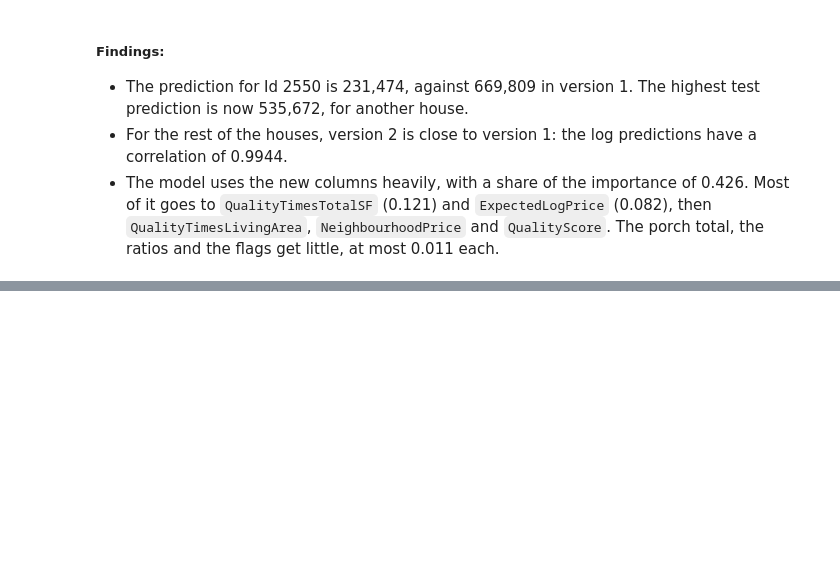
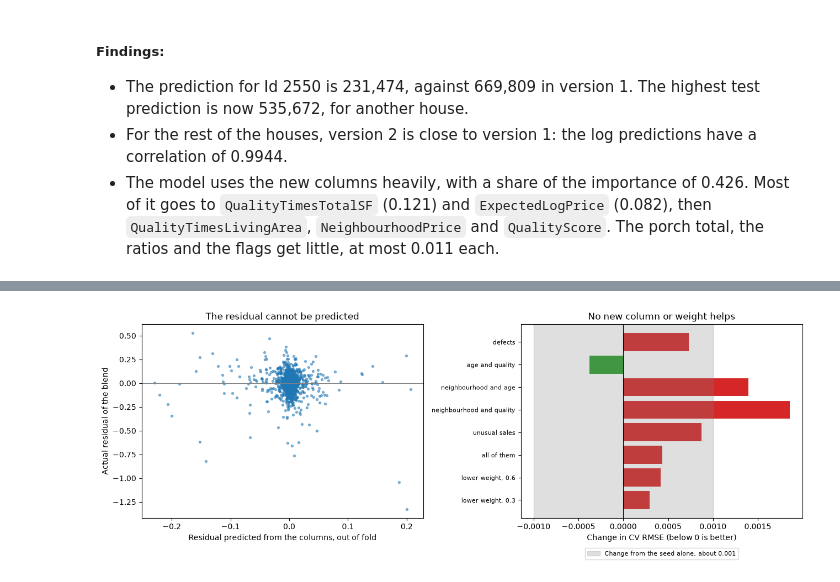
Before and after one commit to aramosw/house-prices, a Jupyter notebook: notebooks/Boosting.ipynb, the cells around one changed output, grey strips where cells are left out. Drawn from its saved outputs; the diff is of its cells as text; code cells hidden in the pictures; blank space fills up the shorter version.

```diff
--- a/notebooks/Boosting.ipynb
+++ b/notebooks/Boosting.ipynb
@@ -480,0 +674,84 @@ Saved: ../submissions/catboost_v02.csv
+# %%
+from sklearn.ensemble import GradientBoostingRegressor
+from sklearn.model_selection import cross_val_predict
+
+from src.engineering import group_mean
+
+# Can the signed residual be predicted from the columns? R-squared out of fold, with a second split of the houses.
+_, _, all_features, _ = make_features_v2(train, test, True)
+X_all = all_features.loc[oof.index].to_numpy(dtype=float)
+predicted_errors = {}
+for name in ["Blend", "CatBoost"]:
+    target = oof[f"{name}_error"]
+    predicted_errors[name] = cross_val_predict(GradientBoostingRegressor(n_estimators=200, learning_rate=0.03, max_depth=2, subsample=0.7, random_state=0), X_all, target.to_numpy(), cv=KFold(5, shuffle=True, random_state=7))
+    print(f"{name} residual: R-squared of predicting it {1 - ((target - predicted_errors[name]) ** 2).sum() / ((target - target.mean()) ** 2).sum():.4f}")
+size = np.log(oof["Blend_error"].abs() + 0.01)
+predicted_size = cross_val_predict(GradientBoostingRegressor(n_estimators=200, learning_rate=0.03, max_depth=2, subsample=0.7, random_state=0), X_all, size.to_numpy(), cv=KFold(5, shuffle=True, random_state=7))
+print(f"Size of the blend's error (log of its absolute value): R-squared of predicting it {1 - ((size - predicted_size) ** 2).sum() / ((size - size.mean()) ** 2).sum():.3f}")
+
+
+def defect_count(df):
+    tests = [df["CentralAir"] == "N", df["Electrical"].isin(["FuseF", "FuseP", "Mix", "FuseA"]), df["HeatingQC"].isin(["Fa", "Po"]), df["Heating"] != "GasA", df["ExterCond"].isin(["Fa", "Po"]), df["BsmtCond"].isin(["Fa", "Po"]),
+             df["KitchenQual"].isin(["Fa", "Po"]), df["GarageQual"].isin(["Fa", "Po"]) | df["GarageCond"].isin(["Fa", "Po"]), df["PavedDrive"] == "N", df["Functional"] != "Typ", df["Foundation"].isin(["BrkTil", "Slab", "Stone", "Wood"]), df["RoofMatl"] != "CompShg"]
+    return pd.concat(tests, axis=1).sum(axis=1).to_numpy()
+
+
+def add_candidates(features, df_clean, fit_clean, fit_features, groups, out_of_fold):
+    features = features.copy()
+    log_price = np.log(fit_clean["SalePrice"])
+    if "defects" in groups:
+        features["DefectCount"] = defect_count(df_clean)
+        features["DefectsTimesAge"] = features["DefectCount"] * features["HouseAge"]
+    if "age and quality" in groups:
+        features["AgeTimesQuality"], features["AgeTimesCondition"] = features["HouseAge"] * features["OverallQual"], features["HouseAge"] * features["OverallCond"]
+        features["QualityMinusCondition"], features["SizeTimesAge"] = features["OverallQual"] - features["OverallCond"], features["TotalSF"] * features["HouseAge"]
+    if "neighbourhood and age" in groups:
+        features["NeighbourhoodAgePrice"] = group_mean(fit_clean["Neighborhood"] + "_" + (fit_features["HouseAge"] // 25).astype(int).astype(str), log_price, df_clean["Neighborhood"] + "_" + (features["HouseAge"] // 25).astype(int).astype(str), out_of_fold)
+    if "neighbourhood and quality" in groups:
+        band = lambda quality: pd.cut(quality, [0, 4, 6, 8, 10], labels=False).astype(int).astype(str)
+        features["ExpectedLogPriceByQuality"] = np.log(features["TotalSF"]) + group_mean(fit_clean["Neighborhood"] + "_" + band(fit_clean["OverallQual"]), log_price - np.log(fit_features["TotalSF"]), df_clean["Neighborhood"] + "_" + band(df_clean["OverallQual"]), out_of_fold)
+    if "unusual sales" in groups:
+        features["UnusualSale"] = df_clean["SaleCondition"].isin(["Abnorml", "Family", "Alloca"]).astype(int).to_numpy()
+        features["UnusualOldCheap"] = features["UnusualSale"] * (features["OverallQual"] <= 5).astype(int) * (features["HouseAge"] > 50).astype(int)
+    return features
+
+
+# The same validation houses as section 11, with the outliers.
+base_folds = [make_features_v2(train.iloc[fit_index], train.iloc[validation_index], True, drop_outliers=False) for fit_index, validation_index in folds.split(train)]
+fold_weights = np.array([len(fold[1]) for fold in base_folds]) / sum(len(fold[1]) for fold in base_folds)
+
+
+def cv_candidates(groups, unusual_weight=1.0):
+    # CatBoost at its best settings, averaged over two seeds.
+    mse = []
+    for fit_clean, validation_clean, fit_features, validation_features in base_folds:
+        X_fit, X_validation = add_candidates(fit_features, fit_clean, fit_clean, fit_features, groups, True), add_candidates(validation_features, validation_clean, fit_clean, fit_features, groups, False)
+        sample_weight = np.where(fit_clean["SaleCondition"].isin(["Abnorml", "Family", "Alloca"]), unusual_weight, 1.0)
+        prediction = np.mean([with_seed("CatBoost", best_v2["CatBoost"], best_trees_v2["CatBoost"], seed).fit(X_fit.to_numpy(dtype=float), np.log(fit_clean["SalePrice"]).to_numpy(), sample_weight=sample_weight).predict(X_validation.to_numpy(dtype=float)) for seed in (0, 1)], axis=0)
+        mse.append(np.mean((np.log(validation_clean["SalePrice"]).to_numpy() - prediction) ** 2))
+    return np.sqrt(fold_weights @ np.array(mse))
+
+
+variants = {"none (version 2)": [], "defects": ["defects"], "age and quality": ["age and quality"], "neighbourhood and age": ["neighbourhood and age"], "neighbourhood and quality": ["neighbourhood and quality"], "unusual sales": ["unusual sales"], "all of them": ["defects", "age and quality", "neighbourhood and age", "neighbourhood and quality", "unusual sales"]}
+screen = pd.Series({name: cv_candidates(groups) for name, groups in variants.items()}, name="CV RMSE")
+display(pd.DataFrame({"CV RMSE": screen, "Change": screen - screen["none (version 2)"]}).round(4))
+weighted = {weight: cv_candidates([], weight) for weight in (0.6, 0.3)}
+print("Lower weight for the unusual sales:", {weight: round(float(value), 4) for weight, value in weighted.items()})
+
+# Can the residual be predicted, and what do the new columns change?
+fig, axes = plt.subplots(1, 2, figsize=(13, 4.8))
+axes[0].scatter(predicted_errors["Blend"], oof["Blend_error"], s=8, alpha=0.5)
+axes[0].axhline(0, color="grey", linewidth=0.8)
+axes[0].set(xlabel="Residual predicted from the columns, out of fold", ylabel="Actual residual of the blend", title="The residual cannot be predicted")
+change = (screen - screen["none (version 2)"]).drop("none (version 2)")
+change = pd.concat([change, pd.Series({f"lower weight, {weight}": value - screen["none (version 2)"] for weight, value in weighted.items()})])
+axes[1].barh(np.arange(len(change)), change, color=np.where(change < 0, "tab:green", "tab:red"))
+axes[1].axvspan(-0.001, 0.001, color="grey", alpha=0.25, label="Change from the seed alone, about 0.001")
+axes[1].set_yticks(np.arange(len(change)), change.index, fontsize=8)
+axes[1].invert_yaxis()
+axes[1].axvline(0, color="black", linewidth=0.8)
+axes[1].set(xlabel="Change in CV RMSE (below 0 is better)", title="No new column or weight helps")
+axes[1].legend(fontsize=8, loc="upper center", bbox_to_anchor=(0.5, -0.14))
+plt.tight_layout()
+plt.show()
+# %% [output]
@@ -480,0 +770 @@ Saved: ../submissions/catboost_v02.csv
+[figure, added]
```
Also changed, not shown: parts of 10 cells of this notebook, 2 other files.
